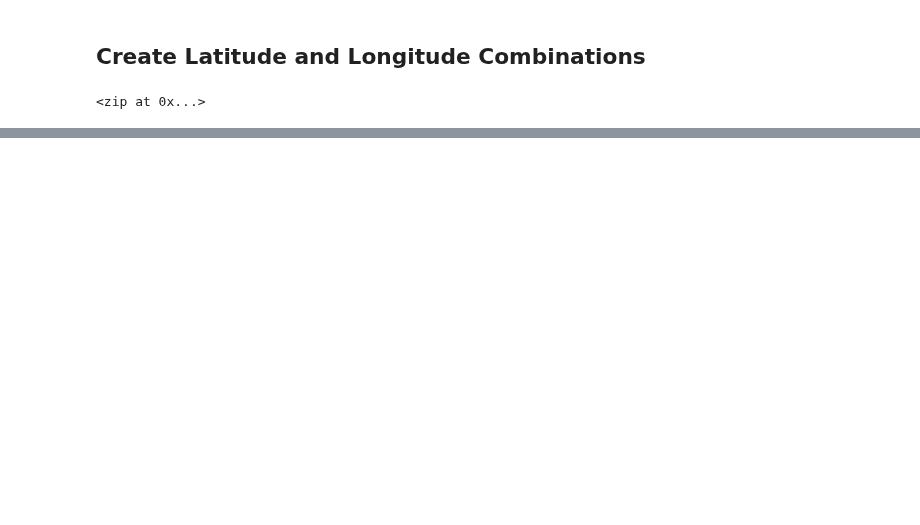
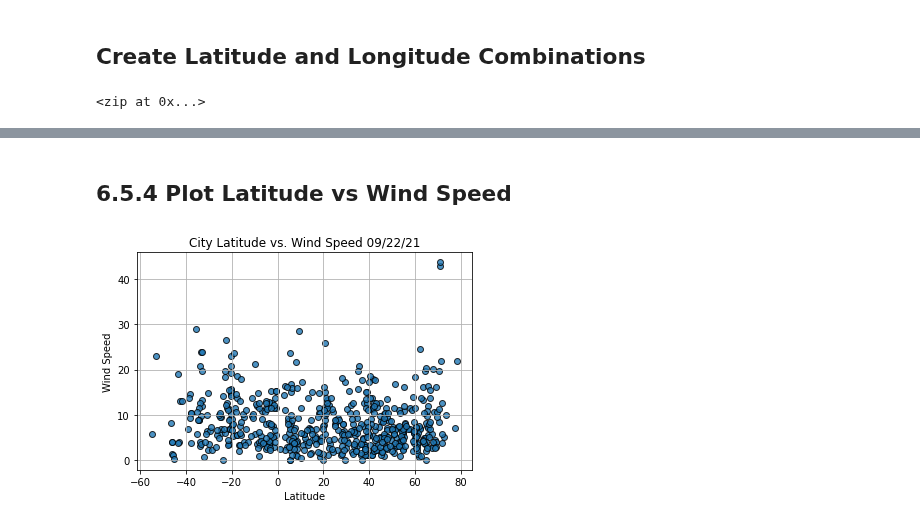
Before and after one commit to mwalbers1/Data-Analytics-Bootcamp, a Jupyter notebook: world-weather-analysis/WeatherPy.ipynb, the cells around one changed output, grey strips where cells are left out. Saved outputs shown, nothing was run; the diff lists cells and outputs as text; code cells hidden in the pictures; blank space fills up the shorter version.

```diff
--- a/world-weather-analysis/WeatherPy.ipynb
+++ b/world-weather-analysis/WeatherPy.ipynb
@@ -35,0 +260,6 @@ len(cities)
+# %% [markdown]
+## 6.5.4 Plot Latitude vs Wind Speed
+# %%
+latitude_scatter_plot("City Latitude vs. Wind Speed " + time.strftime("%x"), "Wind Speed", wind_speed, "weather_data/Fig4.png")
+# %% [output]
+[figure, added]
```
Also changed, not shown: parts of 22 cells of this notebook, 8 other files.
